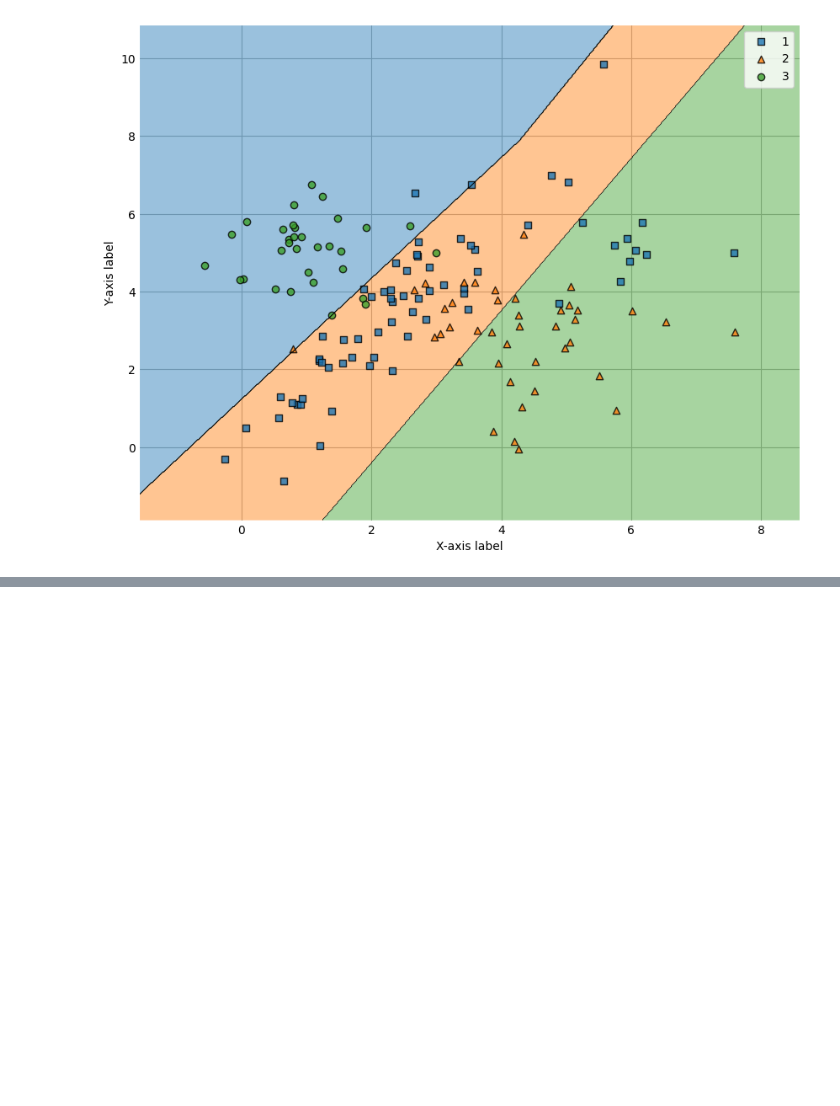
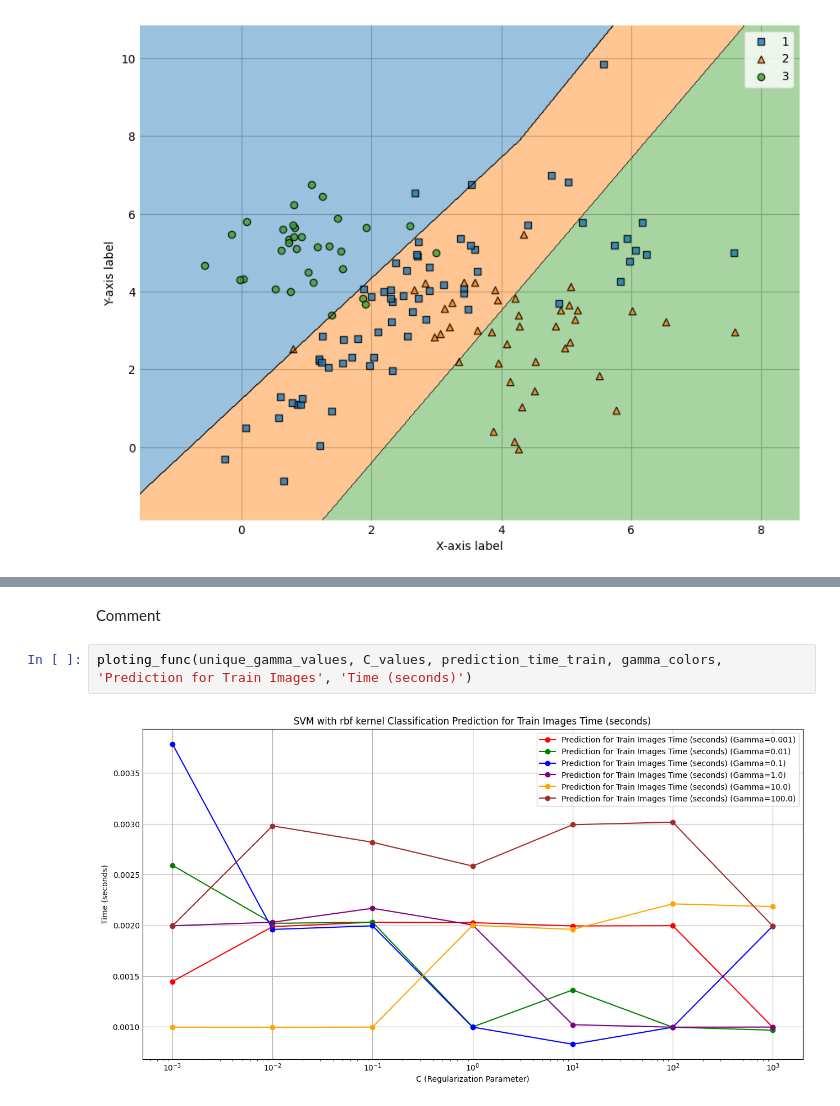
Before and after one commit to Elemxm/Pattern-Recognition, a Jupyter notebook: svm.ipynb, the cells around one changed output, grey strips where cells are left out. Cells and saved outputs as stored; diff of their text form; blank space fills up the shorter version.

```diff
--- a/svm.ipynb
+++ b/svm.ipynb
@@ -182,0 +240,6 @@ print(f"Results are saved to {output_file}")
+# %% [markdown]
+Comment
+# %%
+ploting_func(unique_gamma_values, C_values, prediction_time_train, gamma_colors, 'Prediction for Train Images', 'Time (seconds)')
+# %% [output]
+[figure, added]
```
Also changed, not shown: parts of 51 cells of this notebook.
